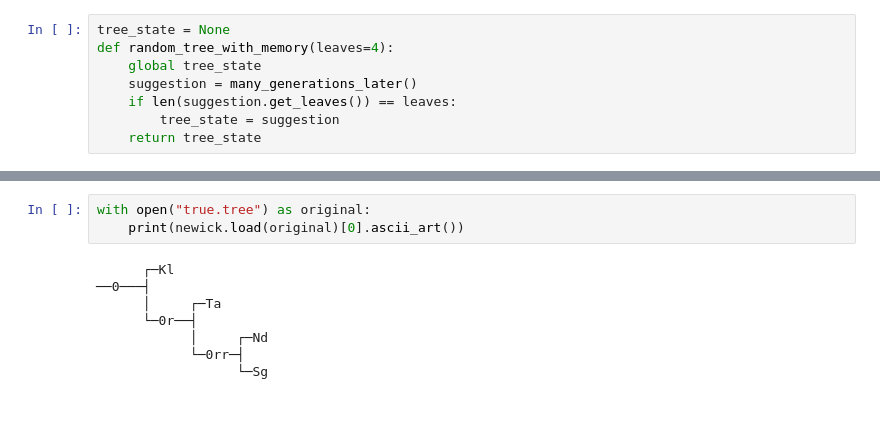
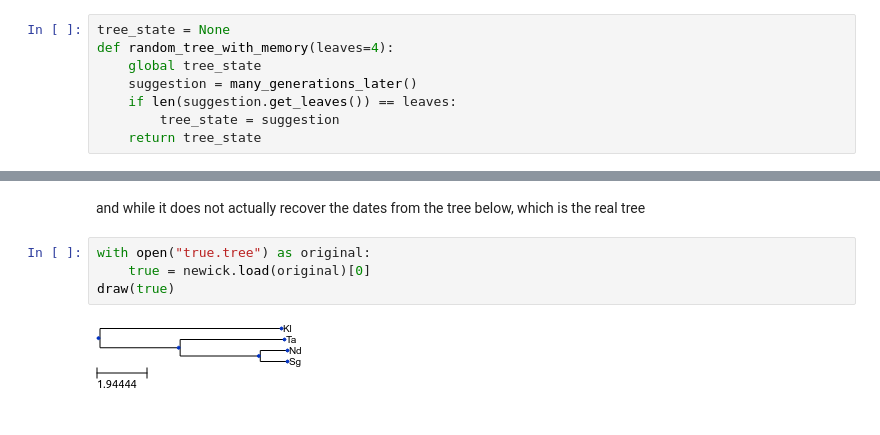
Before and after one commit to Anaphory/BayesianPhylogeneticsExplained, a Jupyter notebook: Explained.ipynb, the cells around one changed output, grey strips where cells are left out. Saved outputs shown, nothing was run; the diff lists cells and outputs as text.

```diff
--- a/Explained.ipynb
+++ b/Explained.ipynb
@@ -362,11 +362,8 @@ flat    ˈrata  ˈn͡dena    deˈna  ˈrata
+# %% [markdown]
+and while it does not actually recover the dates from the tree below, which is the real tree
 # %%
 with open("true.tree") as original:
-    print(newick.load(original)[0].ascii_art())
+    true = newick.load(original)[0]
+draw(true)
 # %% [output]
-      ┌─Kl
-──0───┤
-      │     ┌─Ta
-      └─0r──┤
-            │     ┌─Nd
-            └─0rr─┤
-                  └─Sg
+[figure, added]
```
Also changed, not shown: parts of 40 cells of this notebook, 8 other files.
